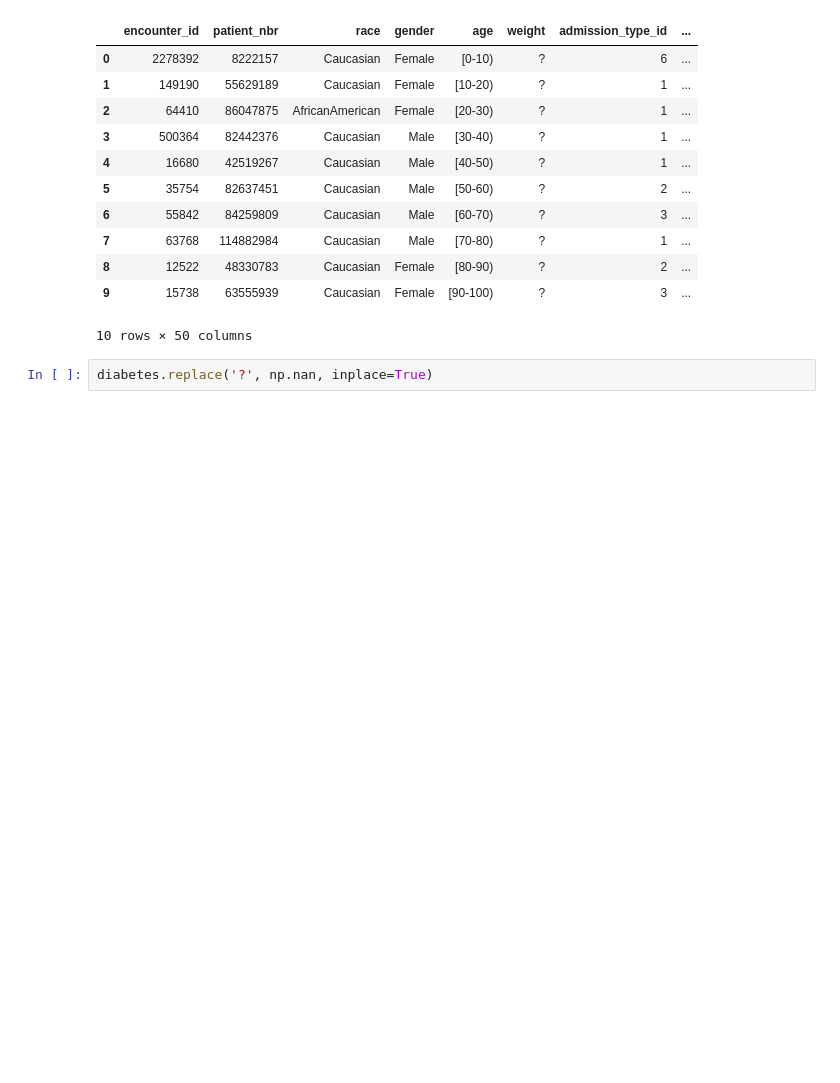
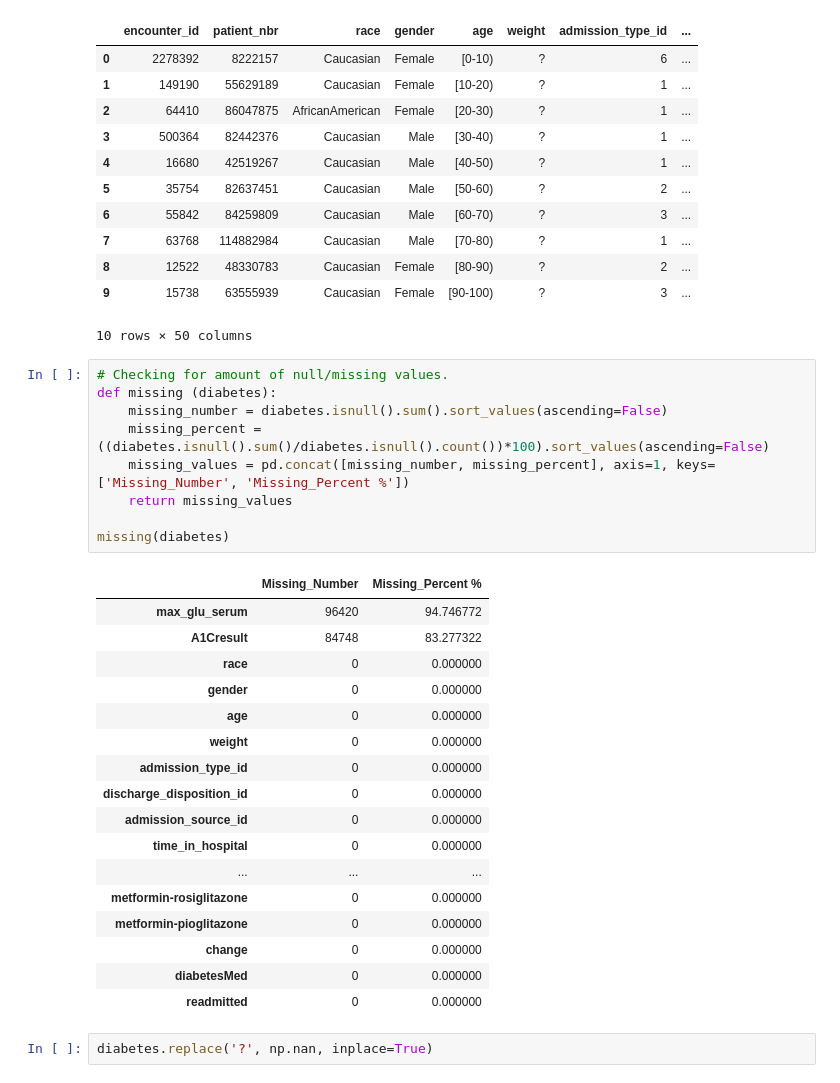
Before and after one commit to amen-hussain/SP25-Project, a Jupyter notebook: clean_code/clean_python.ipynb, the cells around one changed output. Drawn from its saved outputs; the diff is of its cells as text; blank space fills up the shorter version.

```diff
--- a/clean_code/clean_python.ipynb
+++ b/clean_code/clean_python.ipynb
@@ -74,6 +74,33 @@ diabetes.head(10)
 | 8 | 12522 | 48330783 | Caucasian | Female | [80-90) | ? | 2 | ... |
 | 9 | 15738 | 63555939 | Caucasian | Female | [90-100) | ? | 3 | ... |
 10 rows × 50 columns
+# %%
+# Checking for amount of null/missing values.
+def missing (diabetes):
+    missing_number = diabetes.isnull().sum().sort_values(ascending=False)
+    missing_percent = ((diabetes.isnull().sum()/diabetes.isnull().count())*100).sort_values(ascending=False)
+    missing_values = pd.concat([missing_number, missing_percent], axis=1, keys=['Missing_Number', 'Missing_Percent %'])
+    return missing_values
+
+missing(diabetes)
+# %% [output]
+|  | Missing_Number | Missing_Percent % |
+| max_glu_serum | 96420 | 94.746772 |
+| A1Cresult | 84748 | 83.277322 |
+| race | 0 | 0.000000 |
+| gender | 0 | 0.000000 |
+| age | 0 | 0.000000 |
+| weight | 0 | 0.000000 |
+| admission_type_id | 0 | 0.000000 |
+| discharge_disposition_id | 0 | 0.000000 |
+| admission_source_id | 0 | 0.000000 |
+| time_in_hospital | 0 | 0.000000 |
+| ... | ... | ... |
+| metformin-rosiglitazone | 0 | 0.000000 |
+| metformin-pioglitazone | 0 | 0.000000 |
+| change | 0 | 0.000000 |
+| diabetesMed | 0 | 0.000000 |
+| readmitted | 0 | 0.000000 |
 # %%
 diabetes.replace('?', np.nan, inplace=True)
 # %%
```
Also changed, not shown: parts of 4 cells of this notebook, 3 other files.
